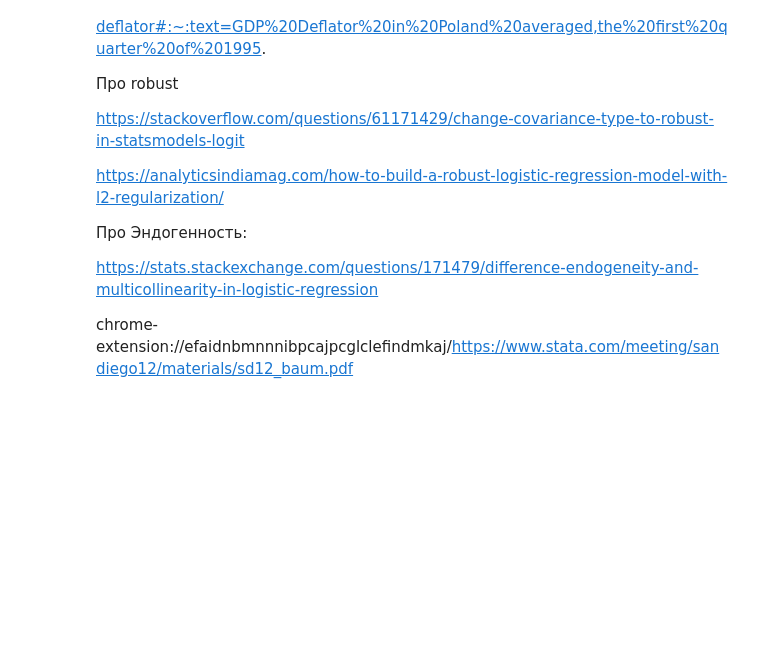
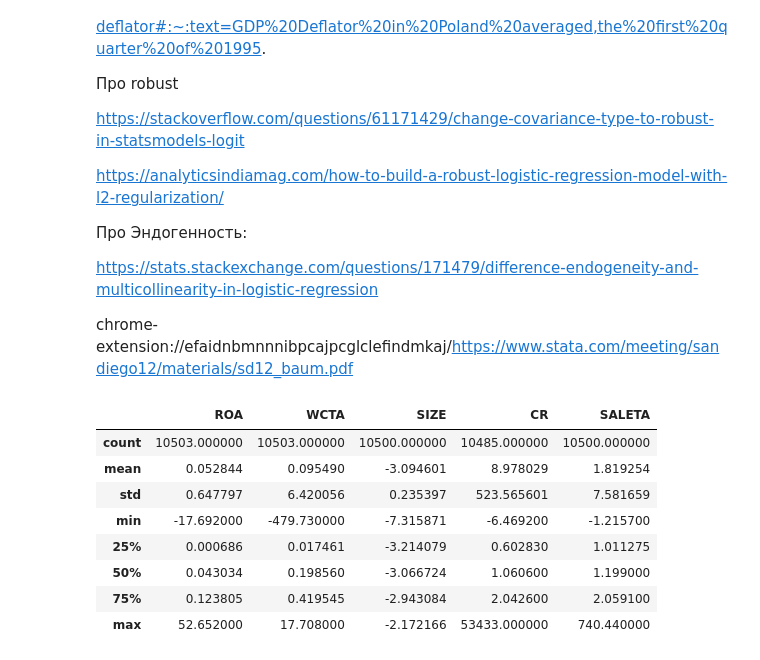
Before and after one commit to Blausher/metrica2023, a Jupyter notebook: metrica2023.ipynb, the cells around one changed output. Saved outputs shown, nothing was run; the diff lists cells and outputs as text; code cells hidden in the pictures; blank space fills up the shorter version.

```diff
--- a/metrica2023.ipynb
+++ b/metrica2023.ipynb
@@ -179,3 +222,15 @@ https://analyticsindiamag.com/how-to-build-a-robust-logistic-regression-model-wi
 https://stats.stackexchange.com/questions/171479/difference-endogeneity-and-multicollinearity-in-logistic-regression
 
 chrome-extension://efaidnbmnnnibpcajpcglclefindmkaj/https://www.stata.com/meeting/sandiego12/materials/sd12_baum.pdf
+# %%
+df_corr.describe()
+# %% [output]
+|  | ROA | WCTA | SIZE | CR | SALETA |
+| count | 10503.000000 | 10503.000000 | 10500.000000 | 10485.000000 | 10500.000000 |
+| mean | 0.052844 | 0.095490 | -3.094601 | 8.978029 | 1.819254 |
+| std | 0.647797 | 6.420056 | 0.235397 | 523.565601 | 7.581659 |
+| min | -17.692000 | -479.730000 | -7.315871 | -6.469200 | -1.215700 |
+| 25% | 0.000686 | 0.017461 | -3.214079 | 0.602830 | 1.011275 |
+| 50% | 0.043034 | 0.198560 | -3.066724 | 1.060600 | 1.199000 |
+| 75% | 0.123805 | 0.419545 | -2.943084 | 2.042600 | 2.059100 |
+| max | 52.652000 | 17.708000 | -2.172166 | 53433.000000 | 740.440000 |
```
Also changed, not shown: parts of 4 cells of this notebook.
